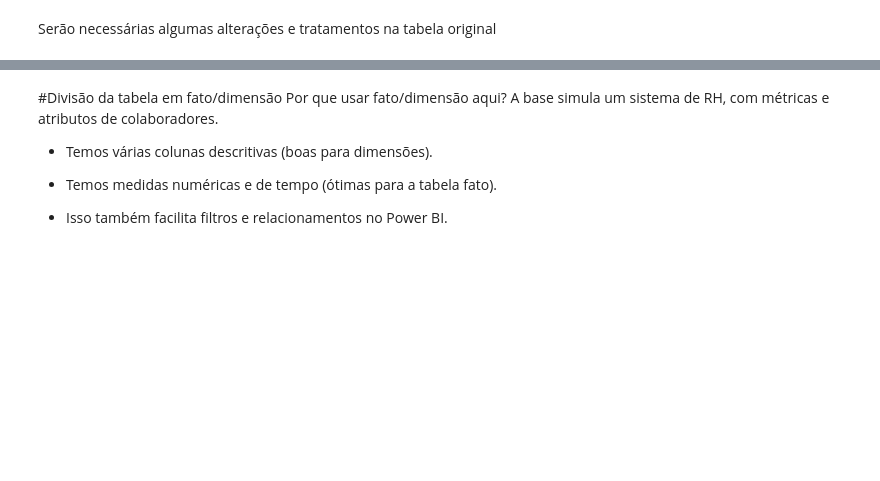
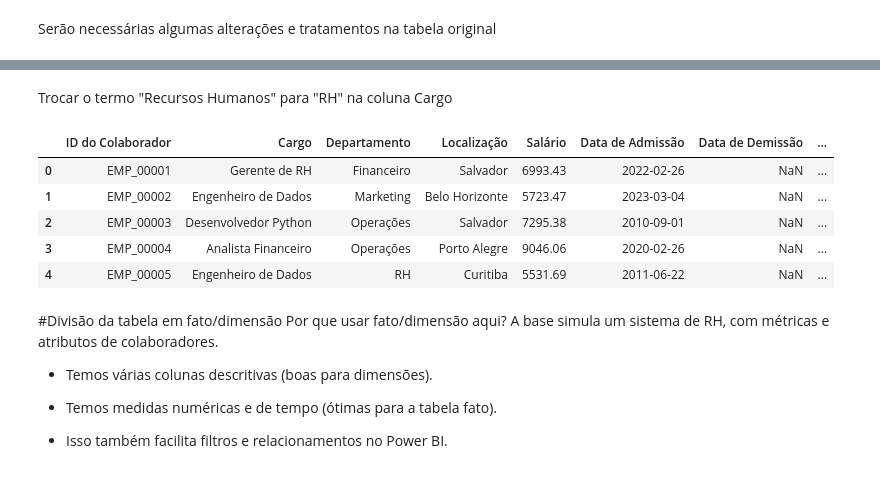
Before and after one commit to pela-andrea/people-analytics-case, a Jupyter notebook: scripts/02_divisao_tabelas.ipynb, the cells around one changed output, grey strips where cells are left out. Saved outputs shown, nothing was run; the diff lists cells and outputs as text; code cells hidden in the pictures; blank space fills up the shorter version.

```diff
--- a/scripts/02_divisao_tabelas.ipynb
+++ b/scripts/02_divisao_tabelas.ipynb
@@ -67,0 +65,4 @@ Serão necessárias algumas alterações e tratamentos na tabela original
+# %%
+df['Percentual de Bônus'] = df['Percentual de Bônus'].apply(
+    lambda x: x / 100 if pd.notnull(x) else x
+)
@@ -68,3 +78,16 @@ Serão necessárias algumas alterações e tratamentos na tabela original
+# %% [markdown]
+Trocar o termo "Recursos Humanos" para "RH" na coluna Cargo
+# %%
+df['Departamento'] = df['Departamento'].str.replace('Recursos Humanos', 'RH', regex=False)
+# %%
+df.head()
+# %% [output]
+|  | ID do Colaborador | Cargo | Departamento | Localização | Salário | Data de Admissão | Data de Demissão | ... |
+| 0 | EMP_00001 | Gerente de RH | Financeiro | Salvador | 6993.43 | 2022-02-26 | NaN | ... |
+| 1 | EMP_00002 | Engenheiro de Dados | Marketing | Belo Horizonte | 5723.47 | 2023-03-04 | NaN | ... |
+| 2 | EMP_00003 | Desenvolvedor Python | Operações | Salvador | 7295.38 | 2010-09-01 | NaN | ... |
+| 3 | EMP_00004 | Analista Financeiro | Operações | Porto Alegre | 9046.06 | 2020-02-26 | NaN | ... |
+| 4 | EMP_00005 | Engenheiro de Dados | RH | Curitiba | 5531.69 | 2011-06-22 | NaN | ... |
 # %% [markdown]
 #Divisão da tabela em fato/dimensão
 Por que usar fato/dimensão aqui?
```
Also changed, not shown: parts of 18 cells of this notebook.
